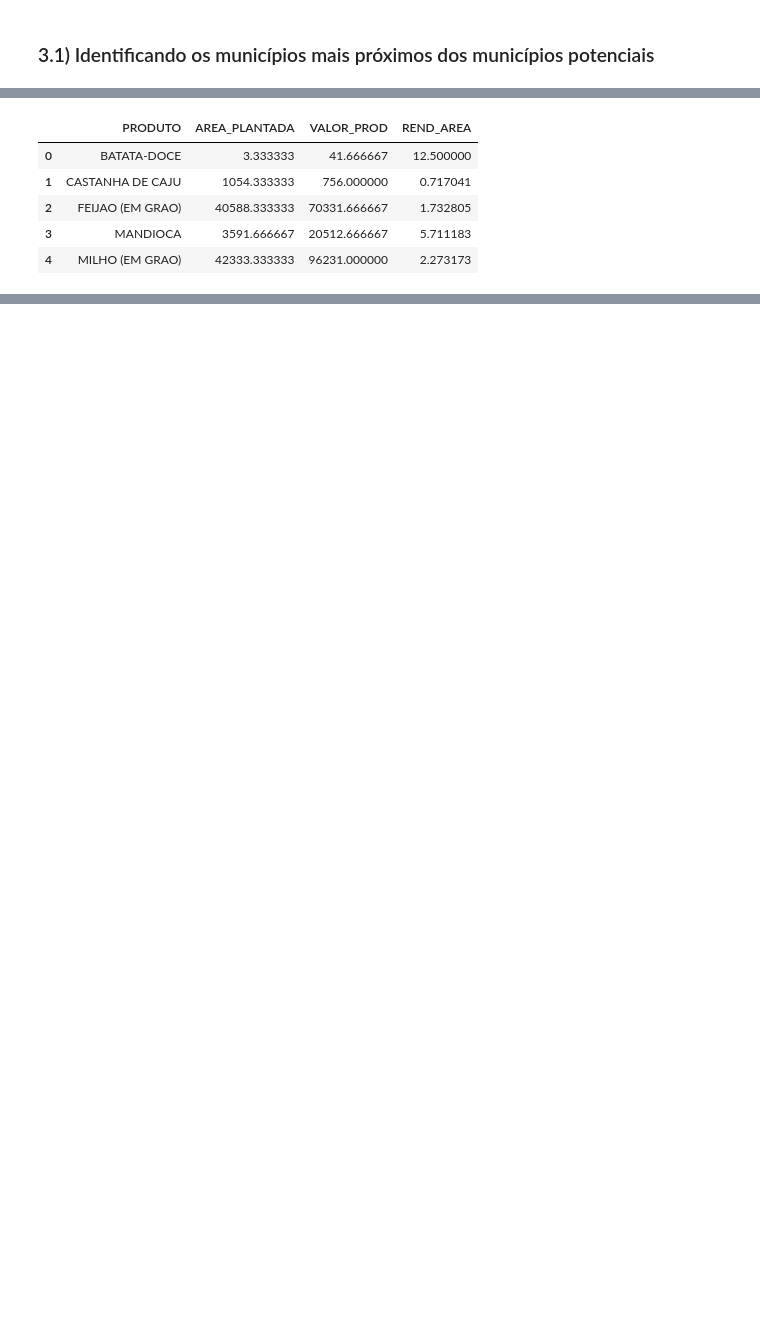
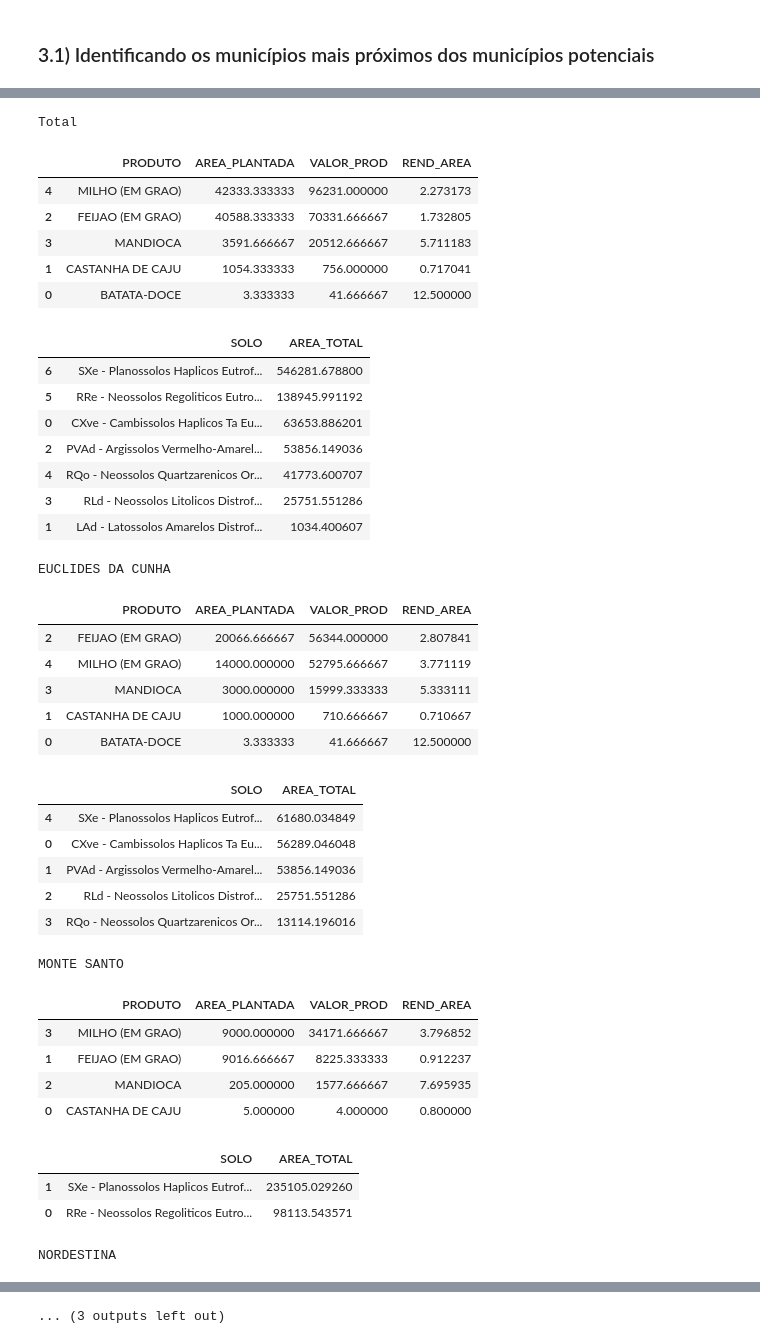
Before and after one commit to caiosoter/BCG2023, a Jupyter notebook: Notebooks/AnaliseExploratoria_Atividades_Economicas.ipynb, the cells around one changed output, grey strips where cells are left out. Drawn from its saved outputs; the diff is of its cells as text; code cells hidden in the pictures; blank space fills up the shorter version.

```diff
--- a/Notebooks/AnaliseExploratoria_Atividades_Economicas.ipynb
+++ b/Notebooks/AnaliseExploratoria_Atividades_Economicas.ipynb
@@ -13,3 +13,5 @@ from geopy.distance import great_circle
 top_muns = pd.read_csv("../Dados/Tabela_final/municipios_potenciais.csv").drop(columns=['Unnamed: 0'])
 mun_ser = pd.read_csv('../Dados/Views/municipios_sertao.csv').drop(columns = 'Unnamed: 0')
 agro = pd.read_csv("../Dados/Tabela_final/dados_producao_agricola.csv").drop(columns=['Unnamed: 0'])
+solos = pd.read_csv("../Dados/Views/solos_municipios.csv").drop(columns=['Unnamed: 0'])
+solos = mun_ser.drop(columns=['LATITUDE', 'LONGITUDE']).merge(solos, on = 'IBGE7').drop(columns=['IBGE7', 'UF'])
@@ -80,13 +80,68 @@ resultado
 # %%
-muns_prox = list(resultado['MONTE SANTO'].keys())
-atv_agr_prox = agro[agro['MUNICIPIO'].isin(muns_prox)]
-atv_agr_prox = atv_agr_prox[['PRODUTO', 'AREA_PLANTADA', 'VALOR_PROD']].groupby('PRODUTO').sum().reset_index()
-atv_agr_prox['REND_AREA'] = atv_agr_prox['VALOR_PROD']/atv_agr_prox['AREA_PLANTADA']
-atv_agr_prox
+def atividades_agricolas():
+    muns_prox = list(resultado['MONTE SANTO'].keys())
+    atv_agr_prox = agro[agro['MUNICIPIO'].isin(muns_prox)]
+    atv_agr_prox = atv_agr_prox[['PRODUTO', 'AREA_PLANTADA', 'VALOR_PROD']].groupby('PRODUTO').sum().reset_index().sort_values(by='VALOR_PROD', ascending = False)
+    atv_agr_prox['REND_AREA'] = atv_agr_prox['VALOR_PROD']/atv_agr_prox['AREA_PLANTADA']
+    solos_prox = solos[solos['NOME'].isin(muns_prox)].drop(columns=['NOME'])
+    solos_prox = solos_prox.groupby('SOLO').sum().reset_index().sort_values(by='AREA_TOTAL', ascending = False)
+    print('Total')
+    display(atv_agr_prox)
+    display(solos_prox)
+
+    for mun in resultado['MONTE SANTO']:
+        atv_agr_prox = agro[agro['MUNICIPIO']==mun]
+        atv_agr_prox = atv_agr_prox[['PRODUTO', 'AREA_PLANTADA', 'VALOR_PROD']].groupby('PRODUTO').sum().reset_index().sort_values(by='VALOR_PROD', ascending = False)
+        atv_agr_prox['REND_AREA'] = atv_agr_prox['VALOR_PROD']/atv_agr_prox['AREA_PLANTADA']
+
+        solos_prox = solos[solos['NOME']==mun].drop(columns=['NOME'])
+        solos_prox = solos_prox.groupby('SOLO').sum().reset_index().sort_values(by='AREA_TOTAL', ascending = False)
+
+        if atv_agr_prox.shape[0] == 0:
+            pass
+        else:
+            print(mun)
+            display(atv_agr_prox)
+            display(solos_prox)
+
+
+atividades_agricolas()
 # %% [output]
+Total
 |  | PRODUTO | AREA_PLANTADA | VALOR_PROD | REND_AREA |
-| 0 | BATATA-DOCE | 3.333333 | 41.666667 | 12.500000 |
-| 1 | CASTANHA DE CAJU | 1054.333333 | 756.000000 | 0.717041 |
+| 4 | MILHO (EM GRAO) | 42333.333333 | 96231.000000 | 2.273173 |
 | 2 | FEIJAO (EM GRAO) | 40588.333333 | 70331.666667 | 1.732805 |
 | 3 | MANDIOCA | 3591.666667 | 20512.666667 | 5.711183 |
-| 4 | MILHO (EM GRAO) | 42333.333333 | 96231.000000 | 2.273173 |
+| 1 | CASTANHA DE CAJU | 1054.333333 | 756.000000 | 0.717041 |
+| 0 | BATATA-DOCE | 3.333333 | 41.666667 | 12.500000 |
+|  | SOLO | AREA_TOTAL |
+| 6 | SXe - Planossolos Haplicos Eutrof... | 546281.678800 |
+| 5 | RRe - Neossolos Regoliticos Eutro... | 138945.991192 |
+| 0 | CXve - Cambissolos Haplicos Ta Eu... | 63653.886201 |
+| 2 | PVAd - Argissolos Vermelho-Amarel... | 53856.149036 |
+| 4 | RQo - Neossolos Quartzarenicos Or... | 41773.600707 |
+| 3 | RLd - Neossolos Litolicos Distrof... | 25751.551286 |
+| 1 | LAd - Latossolos Amarelos Distrof... | 1034.400607 |
+EUCLIDES DA CUNHA
+|  | PRODUTO | AREA_PLANTADA | VALOR_PROD | REND_AREA |
+| 2 | FEIJAO (EM GRAO) | 20066.666667 | 56344.000000 | 2.807841 |
+| 4 | MILHO (EM GRAO) | 14000.000000 | 52795.666667 | 3.771119 |
+| 3 | MANDIOCA | 3000.000000 | 15999.333333 | 5.333111 |
+| 1 | CASTANHA DE CAJU | 1000.000000 | 710.666667 | 0.710667 |
+| 0 | BATATA-DOCE | 3.333333 | 41.666667 | 12.500000 |
+|  | SOLO | AREA_TOTAL |
+| 4 | SXe - Planossolos Haplicos Eutrof... | 61680.034849 |
+| 0 | CXve - Cambissolos Haplicos Ta Eu... | 56289.046048 |
+| 1 | PVAd - Argissolos Vermelho-Amarel... | 53856.149036 |
+| 2 | RLd - Neossolos Litolicos Distrof... | 25751.551286 |
+| 3 | RQo - Neossolos Quartzarenicos Or... | 13114.196016 |
+MONTE SANTO
+|  | PRODUTO | AREA_PLANTADA | VALOR_PROD | REND_AREA |
+| 3 | MILHO (EM GRAO) | 9000.000000 | 34171.666667 | 3.796852 |
+| 1 | FEIJAO (EM GRAO) | 9016.666667 | 8225.333333 | 0.912237 |
+| 2 | MANDIOCA | 205.000000 | 1577.666667 | 7.695935 |
+| 0 | CASTANHA DE CAJU | 5.000000 | 4.000000 | 0.800000 |
+|  | SOLO | AREA_TOTAL |
+| 1 | SXe - Planossolos Haplicos Eutrof... | 235105.029260 |
+| 0 | RRe - Neossolos Regoliticos Eutro... | 98113.543571 |
+NORDESTINA
@@ -92,0 +155 @@ atv_agr_prox
+... (3 outputs left out)
```
Also changed, not shown: parts of 11 cells of this notebook, 4 other files.
